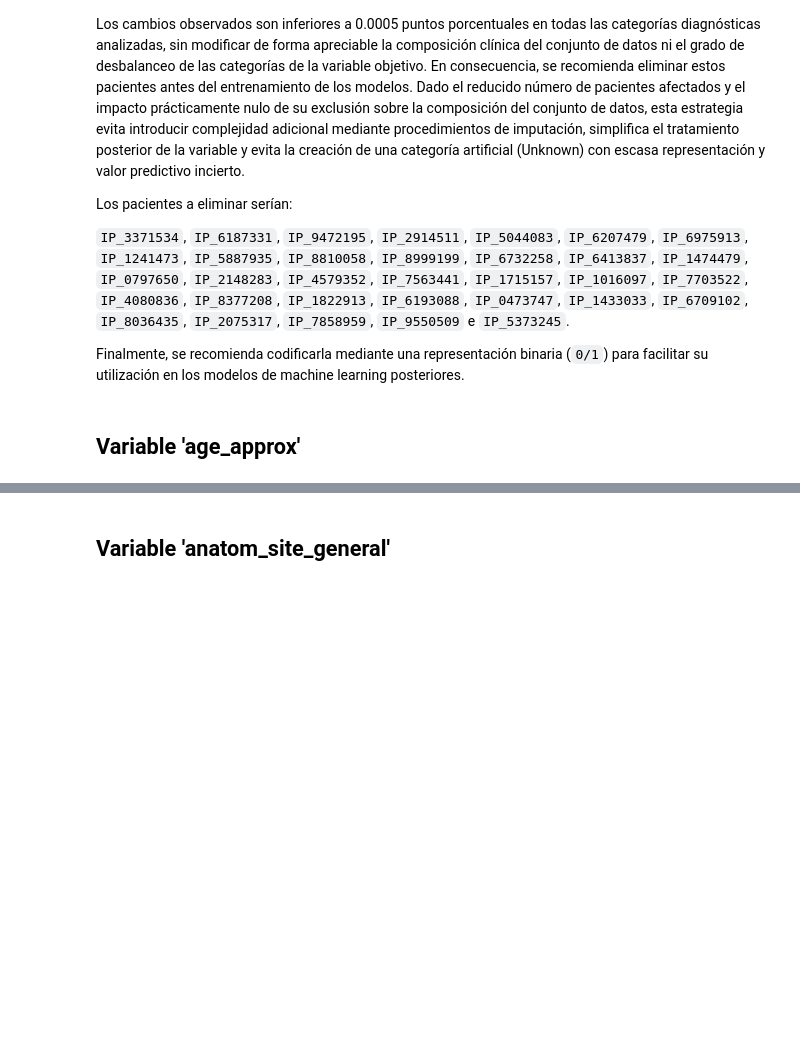
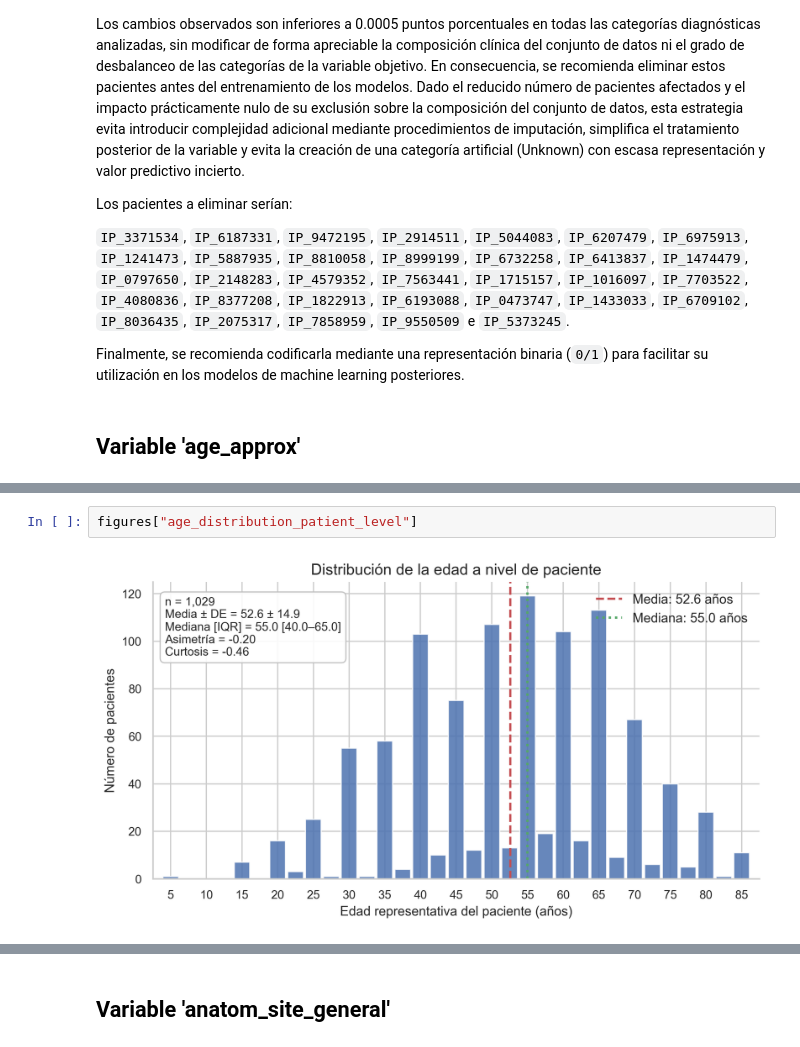
Before and after one commit to JuanCardona7/my-image-classifier, a Jupyter notebook: notebooks/EDA_02.ipynb, the cells around one changed output, grey strips where cells are left out. Saved outputs shown, nothing was run; the diff lists cells and outputs as text; blank space fills up the shorter version.

```diff
--- a/notebooks/EDA_02.ipynb
+++ b/notebooks/EDA_02.ipynb
@@ -981,0 +2518,4 @@ Finalmente, se recomienda codificarla mediante una representación binaria (`0/1
+# %%
+figures["age_distribution_patient_level"]
+# %% [output]
+[figure, added]
```
Also changed, not shown: parts of 51 cells of this notebook, 1 other file.
